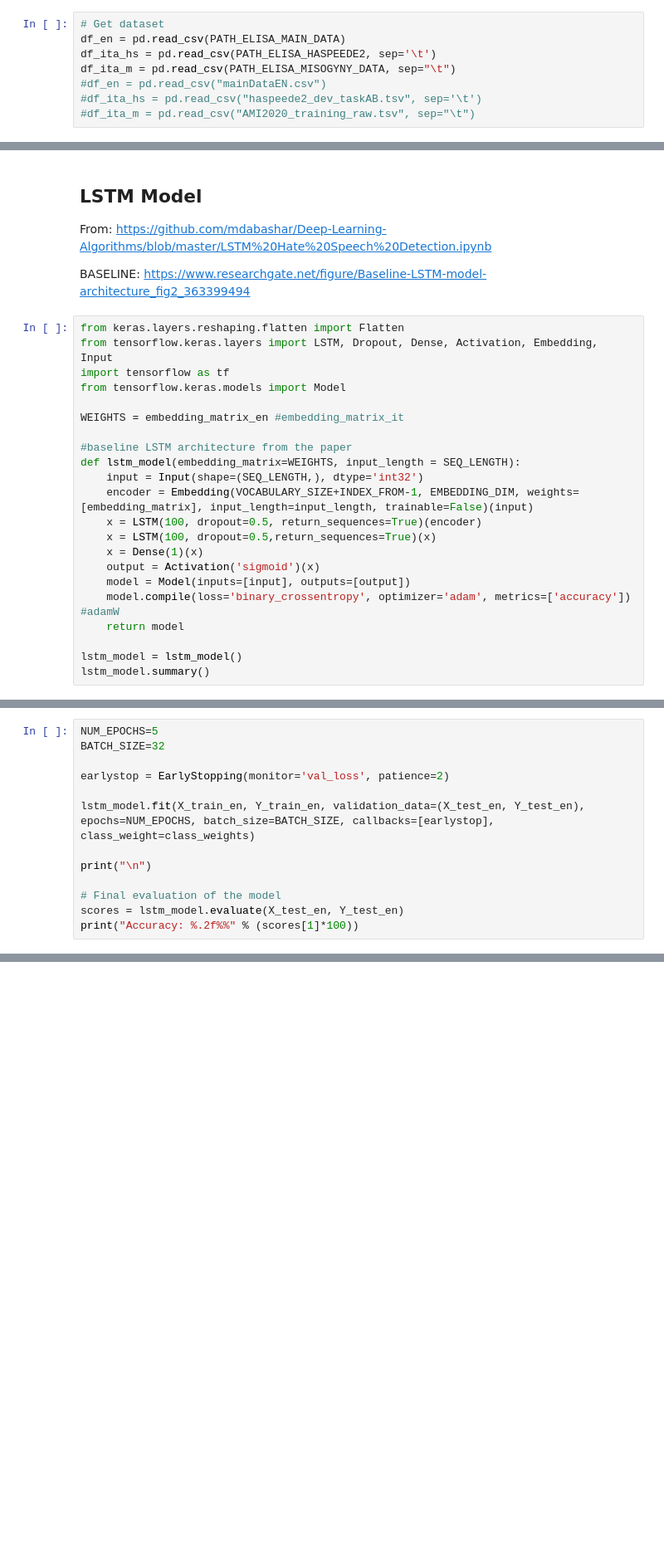
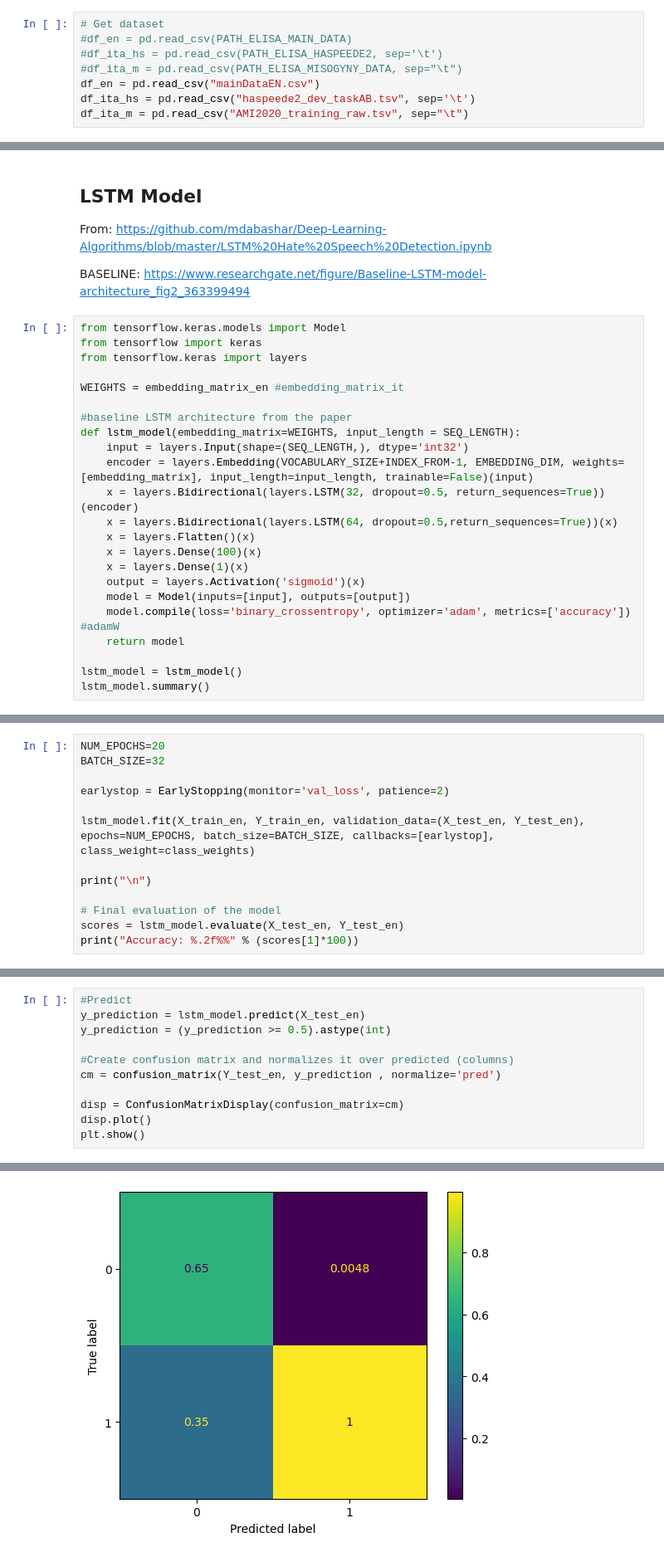
Before and after one commit to RageOfTheDucks/NLP_HSD, a Jupyter notebook: ORDINE2.ipynb, the cells around one changed output, grey strips where cells are left out. Shown at 83% size. Cells and saved outputs as stored; diff of their text form; blank space fills up the shorter version.

Commit message:
lstm working

```diff
--- a/ORDINE2.ipynb
+++ b/ORDINE2.ipynb
@@ -76,12 +74,12 @@ PATH_ELISA_MISOGYNY_DATA = '/content/drive/My Drive/NLP_HATESPEECH/misogyny_data
 # Dataset preprocessing
 # %%
 # Get dataset
-df_en = pd.read_csv(PATH_ELISA_MAIN_DATA)
-df_ita_hs = pd.read_csv(PATH_ELISA_HASPEEDE2, sep='\t')
-df_ita_m = pd.read_csv(PATH_ELISA_MISOGYNY_DATA, sep="\t")
-#df_en = pd.read_csv("mainDataEN.csv")
-#df_ita_hs = pd.read_csv("haspeede2_dev_taskAB.tsv", sep='\t')
-#df_ita_m = pd.read_csv("AMI2020_training_raw.tsv", sep="\t")
+#df_en = pd.read_csv(PATH_ELISA_MAIN_DATA)
+#df_ita_hs = pd.read_csv(PATH_ELISA_HASPEEDE2, sep='\t')
+#df_ita_m = pd.read_csv(PATH_ELISA_MISOGYNY_DATA, sep="\t")
+df_en = pd.read_csv("mainDataEN.csv")
+df_ita_hs = pd.read_csv("haspeede2_dev_taskAB.tsv", sep='\t')
+df_ita_m = pd.read_csv("AMI2020_training_raw.tsv", sep="\t")
 # %%
 df_en.head()
 # %% [output]
@@ -582,21 +580,22 @@ From: https://github.com/mdabashar/Deep-Learning-Algorithms/blob/master/LSTM%20H
 
 BASELINE: https://www.researchgate.net/figure/Baseline-LSTM-model-architecture_fig2_363399494
 # %%
-from keras.layers.reshaping.flatten import Flatten
-from tensorflow.keras.layers import LSTM, Dropout, Dense, Activation, Embedding, Input
-import tensorflow as tf
 from tensorflow.keras.models import Model
+from tensorflow import keras
+from tensorflow.keras import layers
 
 WEIGHTS = embedding_matrix_en #embedding_matrix_it
 
 #baseline LSTM architecture from the paper
 def lstm_model(embedding_matrix=WEIGHTS, input_length = SEQ_LENGTH):
-    input = Input(shape=(SEQ_LENGTH,), dtype='int32')
-    encoder = Embedding(VOCABULARY_SIZE+INDEX_FROM-1, EMBEDDING_DIM, weights=[embedding_matrix], input_length=input_length, trainable=False)(input)
-    x = LSTM(100, dropout=0.5, return_sequences=True)(encoder)
-    x = LSTM(100, dropout=0.5,return_sequences=True)(x)
-    x = Dense(1)(x)
-    output = Activation('sigmoid')(x)
+    input = layers.Input(shape=(SEQ_LENGTH,), dtype='int32')
+    encoder = layers.Embedding(VOCABULARY_SIZE+INDEX_FROM-1, EMBEDDING_DIM, weights=[embedding_matrix], input_length=input_length, trainable=False)(input)
+    x = layers.Bidirectional(layers.LSTM(32, dropout=0.5, return_sequences=True))(encoder)
+    x = layers.Bidirectional(layers.LSTM(64, dropout=0.5,return_sequences=True))(x)
+    x = layers.Flatten()(x)
+    x = layers.Dense(100)(x)
+    x = layers.Dense(1)(x)
+    output = layers.Activation('sigmoid')(x)
     model = Model(inputs=[input], outputs=[output])
     model.compile(loss='binary_crossentropy', optimizer='adam', metrics=['accuracy']) #adamW
     return model
@@ -632,5 +631,5 @@ class_weights
 # %%
-NUM_EPOCHS=5
+NUM_EPOCHS=20
 BATCH_SIZE=32
 
 earlystop = EarlyStopping(monitor='val_loss', patience=2)
@@ -649,0 +659,12 @@ KeyboardInterrupt: ignored
+# %%
+#Predict
+y_prediction = lstm_model.predict(X_test_en)
+y_prediction = (y_prediction >= 0.5).astype(int)
+
+#Create confusion matrix and normalizes it over predicted (columns)
+cm = confusion_matrix(Y_test_en, y_prediction , normalize='pred')
+
+disp = ConfusionMatrixDisplay(confusion_matrix=cm)
+disp.plot()
+plt.show()
+# %% [output]
@@ -649,0 +672 @@ KeyboardInterrupt: ignored
+[figure, added]
```
Also changed, not shown: parts of 21 cells of this notebook.
